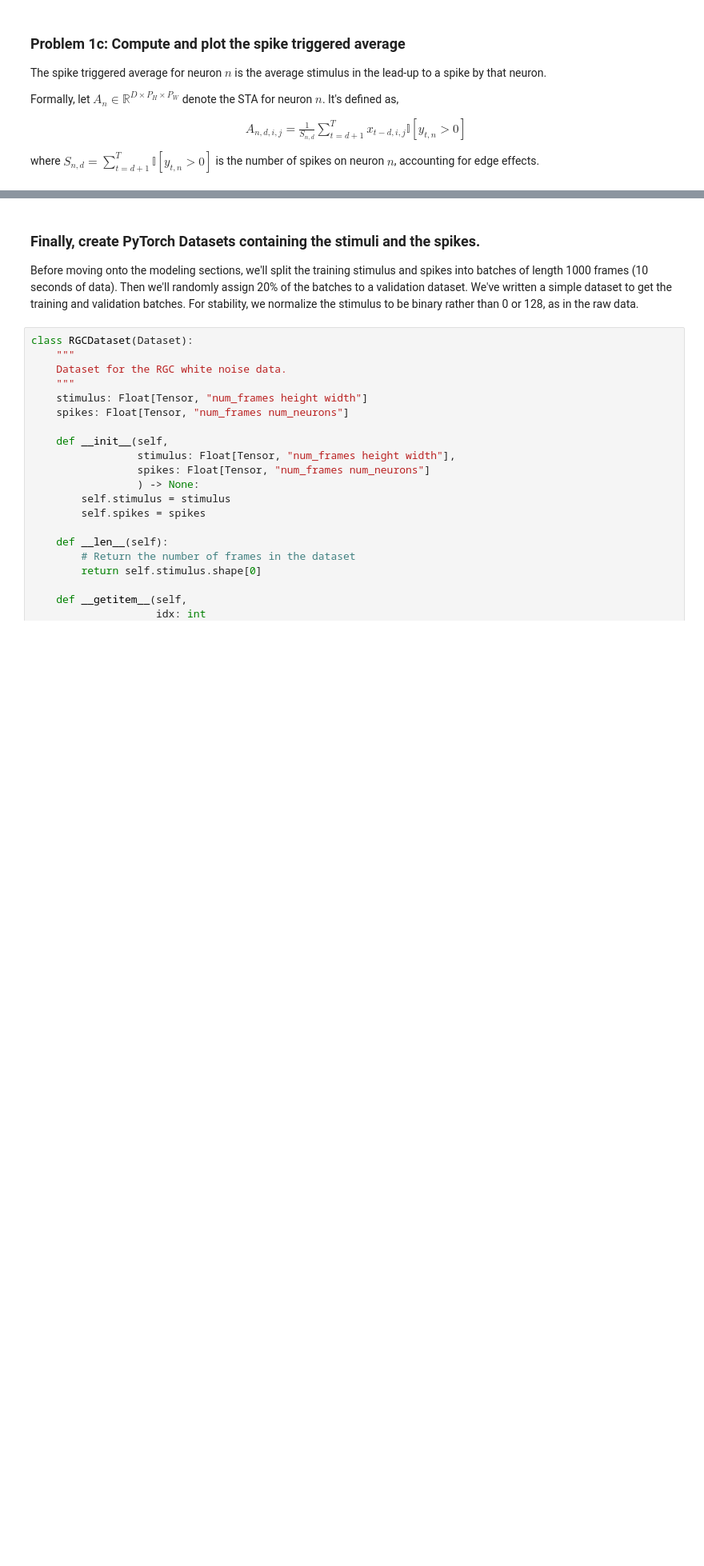
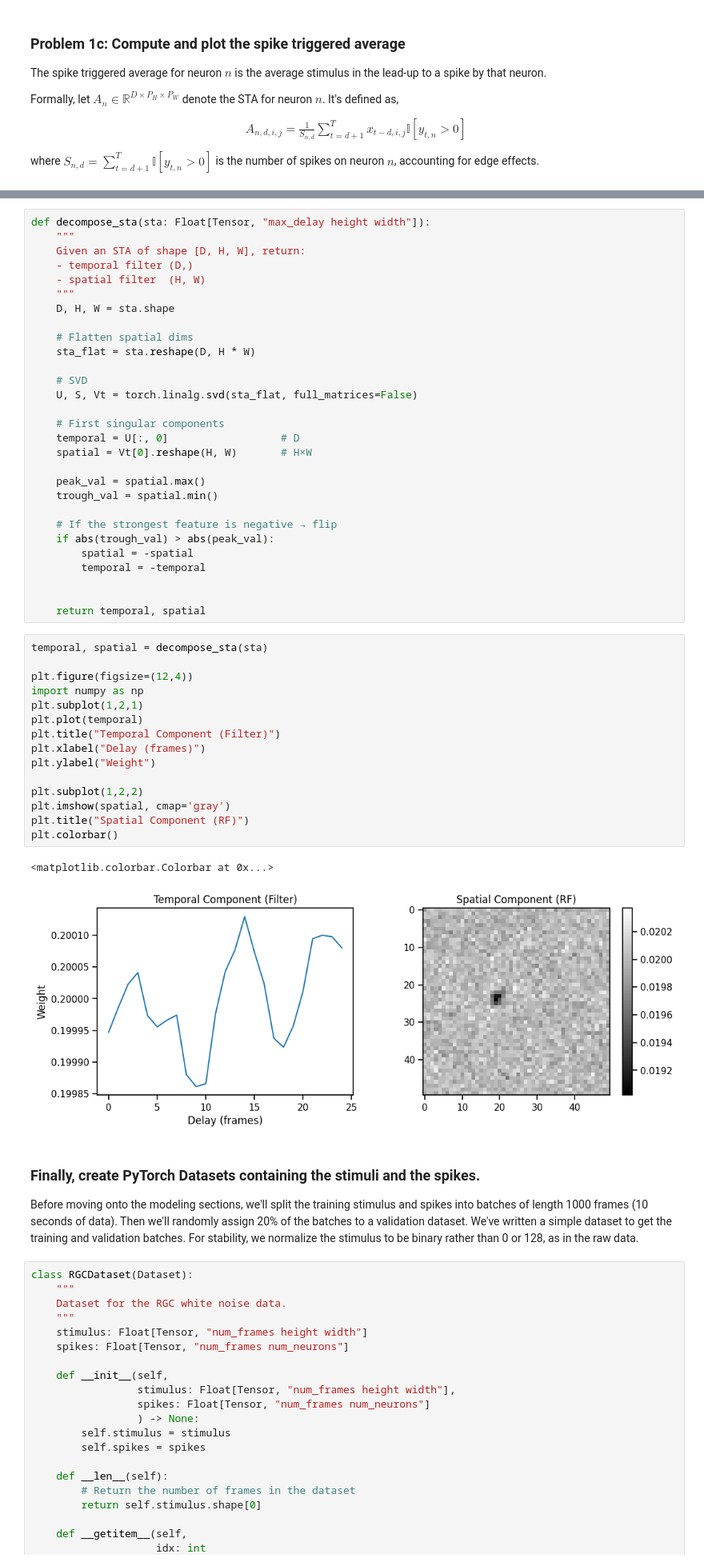
Before and after one commit to guardomayas/ml4nd, a Jupyter notebook: labs/04_glms.ipynb, the cells around one changed output, grey strips where cells are left out. Shown at 80% size. Drawn from its saved outputs; the diff is of its cells as text; blank space fills up the shorter version.

```diff
--- a/labs/04_glms.ipynb
+++ b/labs/04_glms.ipynb
@@ -502,3 +590,50 @@ plot_sta(n, sta)
+# %%
+def decompose_sta(sta: Float[Tensor, "max_delay height width"]):
+    """
+    Given an STA of shape [D, H, W], return:
+    - temporal filter (D,)
+    - spatial filter  (H, W)
+    """
+    D, H, W = sta.shape
+
+    # Flatten spatial dims
+    sta_flat = sta.reshape(D, H * W)
+
+    # SVD
+    U, S, Vt = torch.linalg.svd(sta_flat, full_matrices=False)
+
+    # First singular components
+    temporal = U[:, 0]                  # D
+    spatial = Vt[0].reshape(H, W)       # H×W
+
+    peak_val = spatial.max()
+    trough_val = spatial.min()
+
+    # If the strongest feature is negative → flip
+    if abs(trough_val) > abs(peak_val):
+        spatial = -spatial
+        temporal = -temporal
+
+
+    return temporal, spatial
+# %%
+temporal, spatial = decompose_sta(sta)
+
+plt.figure(figsize=(12,4))
+import numpy as np
+plt.subplot(1,2,1)
+plt.plot(temporal)
+plt.title("Temporal Component (Filter)")
+plt.xlabel("Delay (frames)")
+plt.ylabel("Weight")
+
+plt.subplot(1,2,2)
+plt.imshow(spatial, cmap='gray')
+plt.title("Spatial Component (RF)")
+plt.colorbar()
+# %% [output]
+<matplotlib.colorbar.Colorbar at 0x...>
+[figure, added]
 # %% [markdown]
 ### Finally, create PyTorch Datasets containing the stimuli and the spikes.
 Before moving onto the modeling sections, we'll split the training stimulus and spikes into batches of length 1000 frames (10 seconds of data). Then we'll randomly assign 20% of the batches to a validation dataset. We've written a simple dataset to get the training and validation batches. For stability, we normalize the stimulus to be binary rather than 0 or 128, as in the raw data.
```
Also changed, not shown: parts of 27 cells of this notebook.
